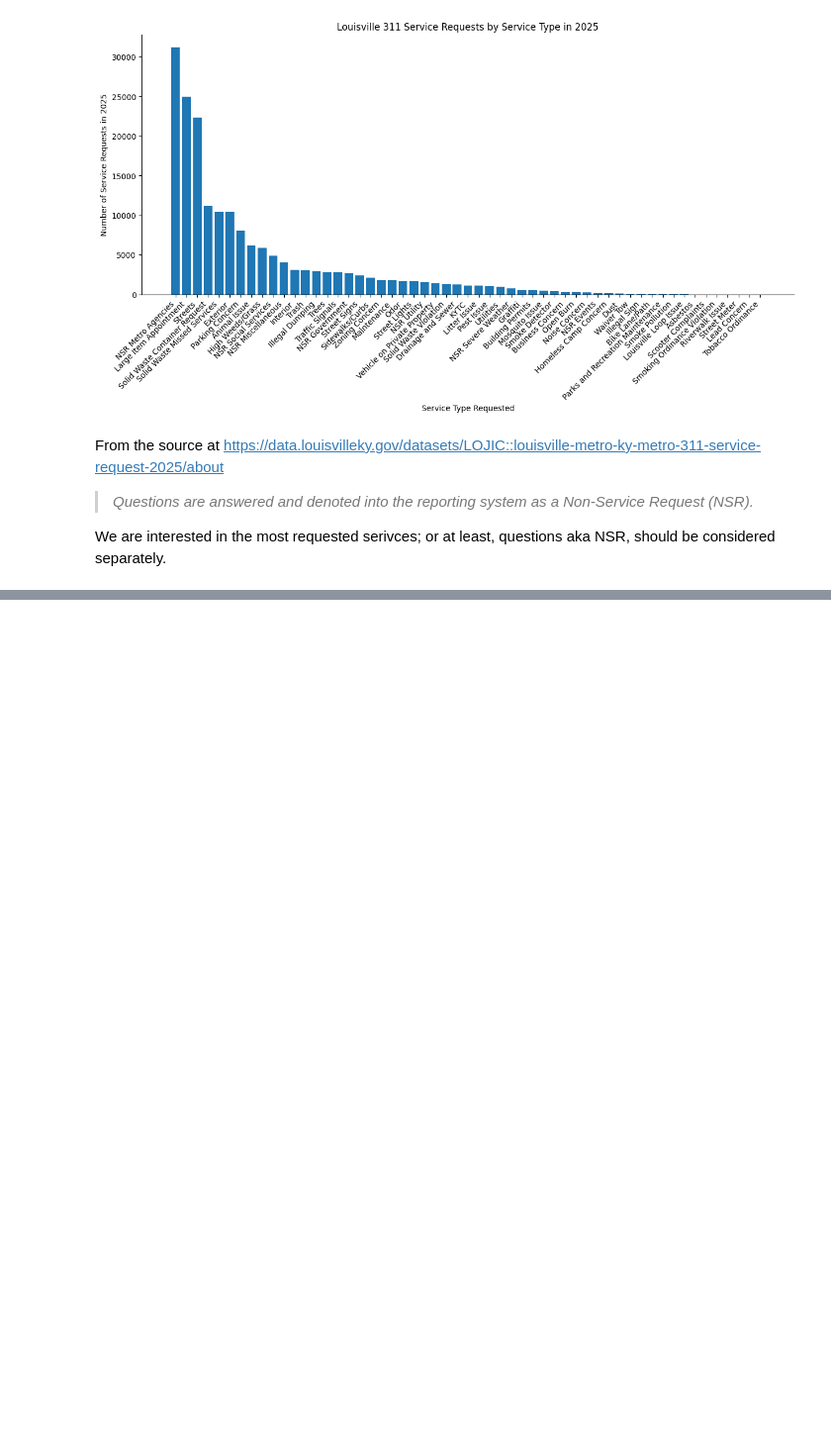
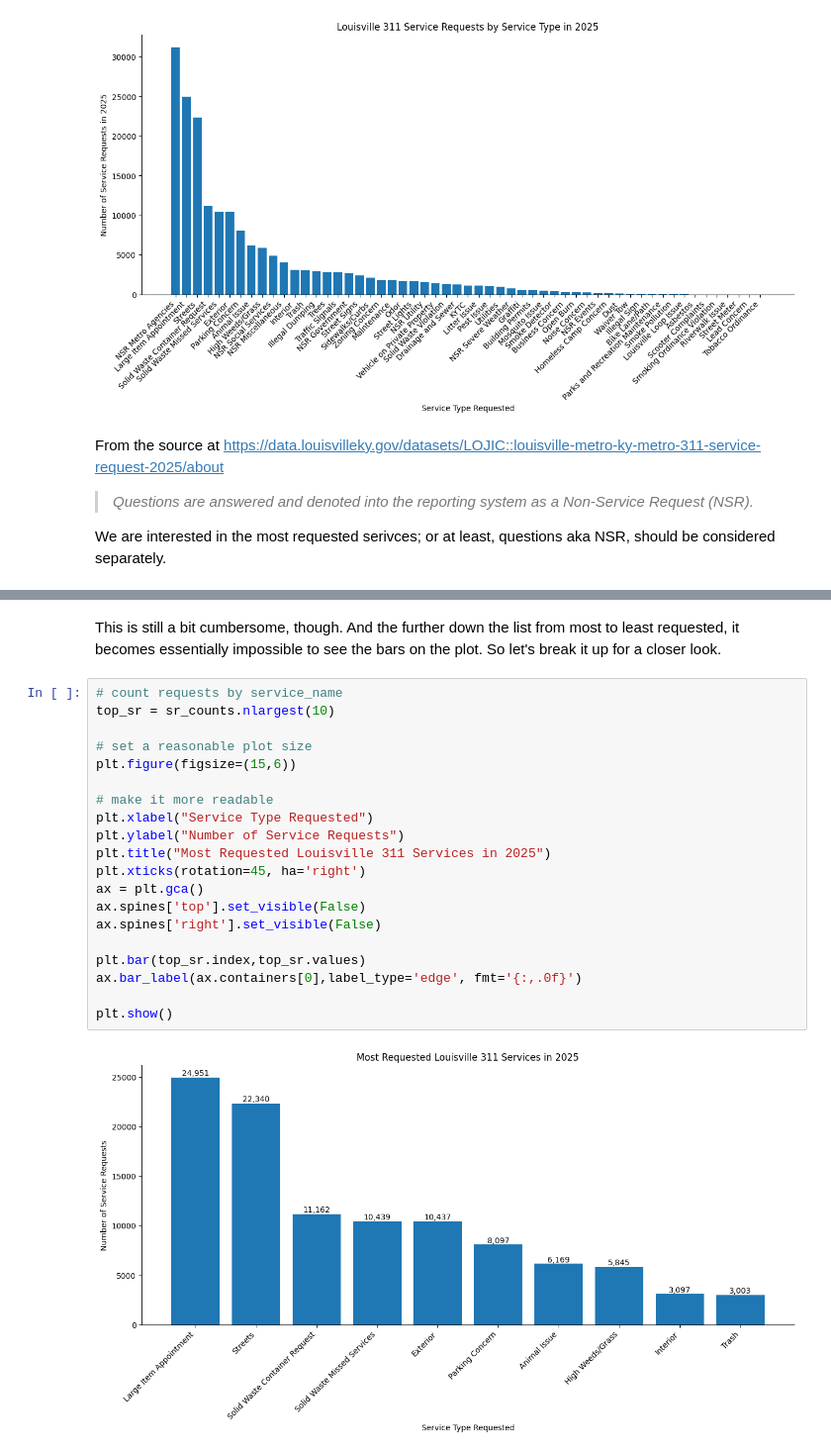
Before and after one commit to peachfiend-42/LouKY_311_Exploration, a Jupyter notebook: LouKY_311_Exploration/initial_views.ipynb, the cells around one changed output, grey strips where cells are left out. Shown at 99% size. Cells and saved outputs as stored; diff of their text form; blank space fills up the shorter version.

```diff
--- a/LouKY_311_Exploration/initial_views.ipynb
+++ b/LouKY_311_Exploration/initial_views.ipynb
@@ -503,0 +528,24 @@ Series([], Name: service_name, dtype: str)
+# %% [markdown]
+This is still a bit cumbersome, though. And the further down the list from most to least requested, it becomes essentially impossible to see the bars on the plot. So let's break it up for a closer look.
+# %%
+# count requests by service_name
+top_sr = sr_counts.nlargest(10)
+
+# set a reasonable plot size
+plt.figure(figsize=(15,6))
+
+# make it more readable
+plt.xlabel("Service Type Requested")
+plt.ylabel("Number of Service Requests")
+plt.title("Most Requested Louisville 311 Services in 2025")
+plt.xticks(rotation=45, ha='right')
+ax = plt.gca()
+ax.spines['top'].set_visible(False)
+ax.spines['right'].set_visible(False)
+
+plt.bar(top_sr.index,top_sr.values)
+ax.bar_label(ax.containers[0],label_type='edge', fmt='{:,.0f}')
+
+plt.show()
+# %% [output]
+[figure, added]
```
Also changed, not shown: parts of 11 cells of this notebook.
